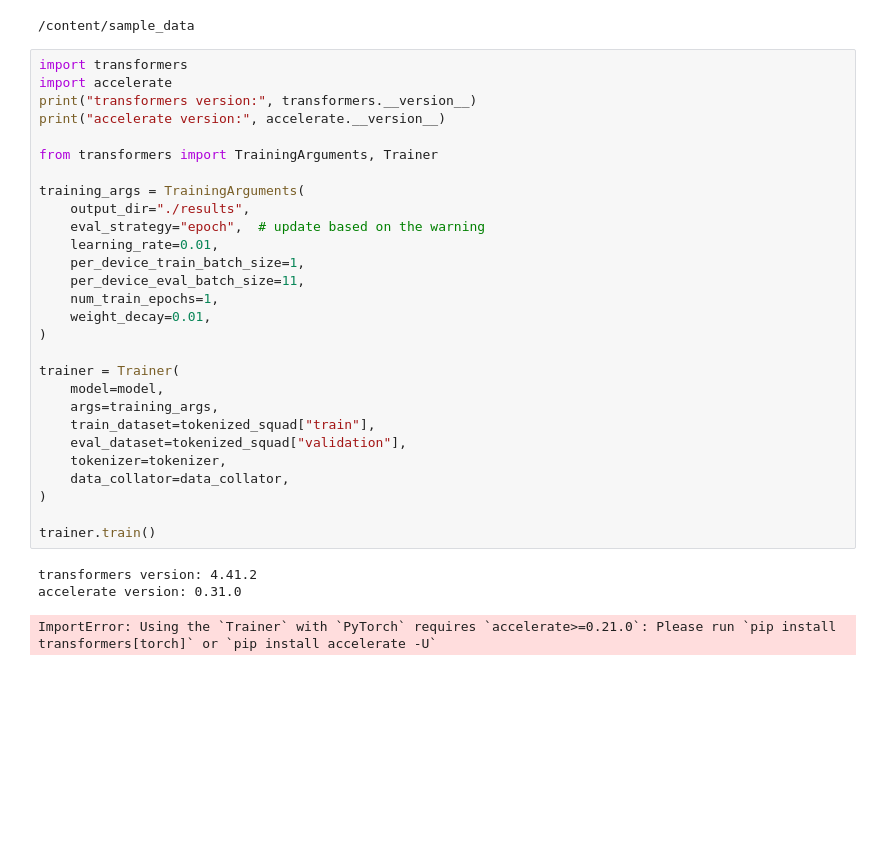
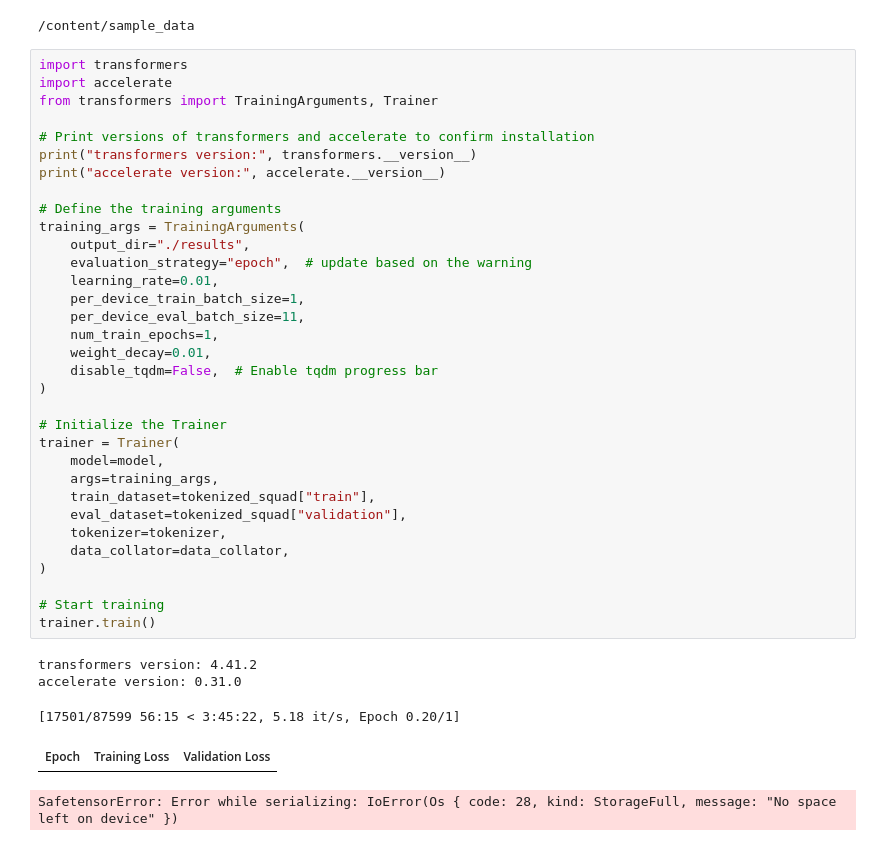
Before and after one commit to chethana613/qna-ai-chatbot, a Jupyter notebook: QnA_Chatbot_Roberta.ipynb, the cells around one changed output. Saved outputs shown, nothing was run; the diff lists cells and outputs as text; blank space fills up the shorter version.

```diff
--- a/QnA_Chatbot_Roberta.ipynb
+++ b/QnA_Chatbot_Roberta.ipynb
@@ -169,32 +195,39 @@ cd /content/sample_data
 # %%
 import transformers
 import accelerate
+from transformers import TrainingArguments, Trainer
+
+# Print versions of transformers and accelerate to confirm installation
 print("transformers version:", transformers.__version__)
 print("accelerate version:", accelerate.__version__)
 
-from transformers import TrainingArguments, Trainer
-
+# Define the training arguments
 training_args = TrainingArguments(
     output_dir="./results",
-    eval_strategy="epoch",  # update based on the warning
+    evaluation_strategy="epoch",  # update based on the warning
     learning_rate=0.01,
     per_device_train_batch_size=1,
     per_device_eval_batch_size=11,
     num_train_epochs=1,
     weight_decay=0.01,
+    disable_tqdm=False,  # Enable tqdm progress bar
 )
 
+# Initialize the Trainer
 trainer = Trainer(
     model=model,
     args=training_args,
     train_dataset=tokenized_squad["train"],
     eval_dataset=tokenized_squad["validation"],
     tokenizer=tokenizer,
     data_collator=data_collator,
 )
 
+# Start training
 trainer.train()
 # %% [output]
 transformers version: 4.41.2
 accelerate version: 0.31.0
-ImportError: Using the `Trainer` with `PyTorch` requires `accelerate>=0.21.0`: Please run `pip install transformers[torch]` or `pip install accelerate -U`
+[17501/87599 56:15 < 3:45:22, 5.18 it/s, Epoch 0.20/1]
+| Epoch | Training Loss | Validation Loss |
+SafetensorError: Error while serializing: IoError(Os { code: 28, kind: StorageFull, message: "No space left on device" })
```
Also changed, not shown: parts of 3 cells of this notebook.
